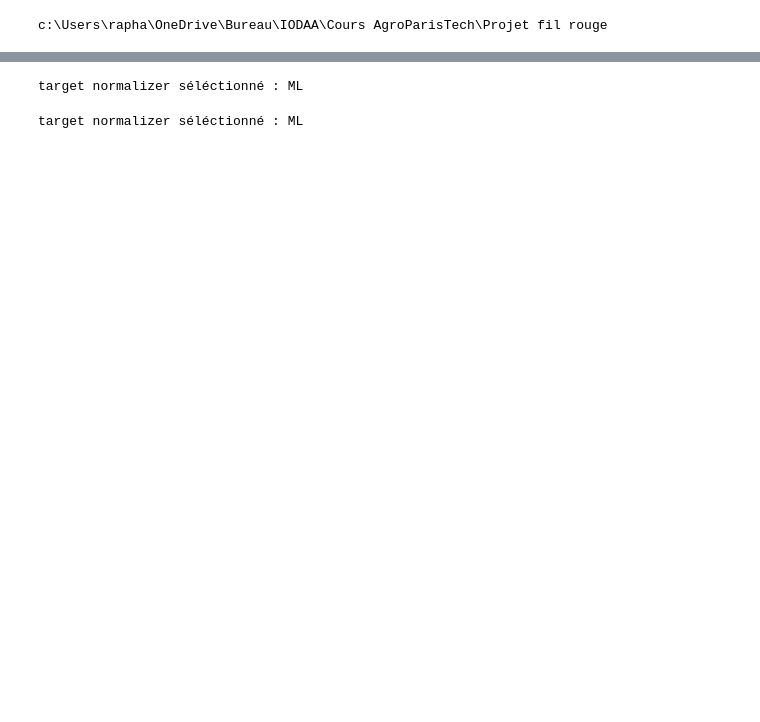
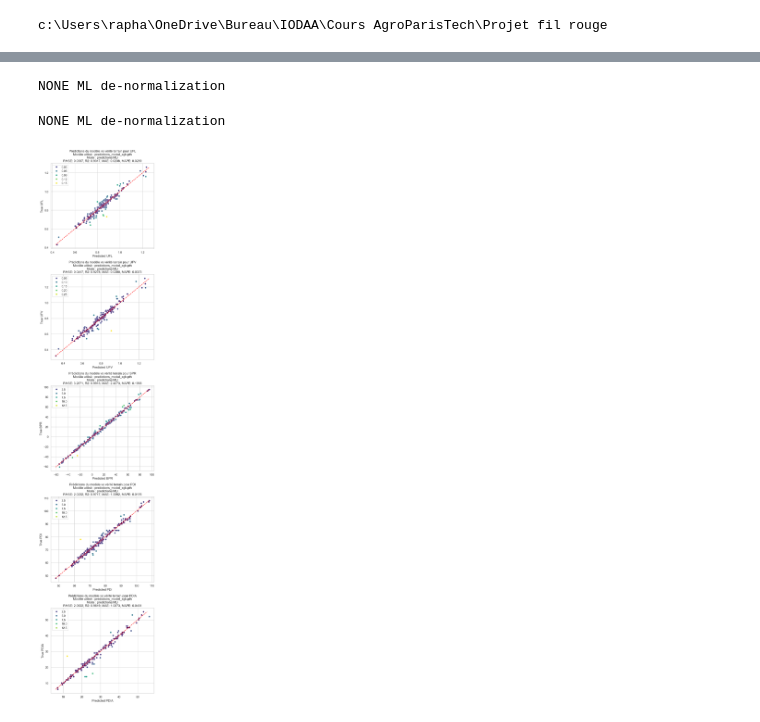
Before and after one commit to lauronta/projet_fil_rouge_afz, a Jupyter notebook: visu/PerfPlot.ipynb, the cells around one changed output, grey strips where cells are left out. Saved outputs shown, nothing was run; the diff lists cells and outputs as text; code cells hidden in the pictures; blank space fills up the shorter version.

```diff
--- a/visu/PerfPlot.ipynb
+++ b/visu/PerfPlot.ipynb
@@ -106,6 +105,7 @@ def plot_residuals(path="predictions/basic/", model="eval_fnv_with_BERT_FT_2_epo
 
     target_normalizer = normalizer_choice(model, inverse_normalization)
     if target_normalizer is not None:
+        print(target_normalizer.inverse_transform(predictions)[:20,:])
         predictions = target_normalizer.inverse_transform(predictions)
         y_true = target_normalizer.inverse_transform(y_true)
 
@@ -161,14 +161,16 @@ def plot_residuals(path="predictions/basic/", model="eval_fnv_with_BERT_FT_2_epo
 
             fig.show()
 
-plot_residuals(path="predictions/ML/", model="predictions_model_xgb_text_only.pth", matplotlib=False, Plotly=False, target_normalizer=True)
+plot_residuals(path="predictions/ML/", model="predictions_model_xgb.pth", matplotlib=False, Plotly=False, inverse_normalization=True)
 # %% [output]
-target normalizer séléctionné : ML
+NONE ML de-normalization
 # %%
 def show_predictions(path="predictions/basic/", model="eval_fnv_with_BERT_FT_2_epoch_5.pth", \
-    target_names=target_names, inverse_normalization=None, matplot=True, plotly = False, save=False, save_path="./model_test.pdf"):
+    target_names=target_names, inverse_normalization=True, matplot=True, plotly = False, save=False, save_path="./model_test.pdf"):
 
     y_true, predictions = load_results(path, model)
+
+    # print(type(y_true), type(predictions))
 
     if predictions is None or y_true is None:
         raise ValueError("Les arguments `predictions` et `true_targets` doivent être fournis.")
@@ -181,6 +183,7 @@ def show_predictions(path="predictions/basic/", model="eval_fnv_with_BERT_FT_2_e
         predictions = target_normalizer_funtion.inverse_transform(predictions)
         y_true = target_normalizer_funtion.inverse_transform(y_true)
 
+
     if matplot:
         fig, axes = plt.subplots(len(target_names), 1, figsize=(6.5, 6 * len(target_names)))
 
@@ -190,6 +193,9 @@ def show_predictions(path="predictions/basic/", model="eval_fnv_with_BERT_FT_2_e
         for i, target in enumerate(target_names):
             Y_HAT = predictions[:, i]
             Y_TRUE = y_true[:, i]
+
+            # print("HAT :", Y_HAT)
+            # print("YTRUE :", Y_TRUE)
 
             r2 = r2_score(Y_TRUE, Y_HAT)
             rmse = root_mean_squared_error(Y_TRUE, Y_HAT)
@@ -212,35 +218,36 @@ def show_predictions(path="predictions/basic/", model="eval_fnv_with_BERT_FT_2_e
         plt.tight_layout()
 
         if save:
             plt.savefig(save_path, format='pdf', bbox_inches='tight')
 
         plt.show()
 
     if plotly:
         for i, target in enumerate(target_names):
             Y_HAT = predictions[:, i]
             Y_TRUE = y_true[:, i]
 
             df_plot = pd.DataFrame({f'Predicted {target}': Y_HAT, f'True {target}': Y_TRUE})
             fig = px.scatter(df_plot, x=f'Predicted {target}', y=f'True {target}',
                              color=np.abs(Y_HAT - Y_TRUE),
                              title=f'Model Predictions vs Ground Truth for {target}',
                              color_continuous_scale='viridis',
                              labels={'color': f'Residuals for {target}'})
             fig.add_shape(type="line", x0=min(Y_TRUE), y0=min(Y_TRUE), x1=max(Y_TRUE), y1=max(Y_TRUE),
                           line=dict(color="red", width=2, dash="dash"))
 
             fig.update_layout(
             width=800,  # Largeur en pixels
             height=600  # Hauteur en pixels
             )
 
             fig.show()
 
 
-show_predictions(path="predictions/ML/", model="predictions_model_xgb_num_only.pth", matplot=False, plotly=False, inverse_normalization=True)
+show_predictions(path="predictions/ML/", model="predictions_model_xgb.pth", matplot=True, plotly=False, inverse_normalization=True)
 # %% [output]
-target normalizer séléctionné : ML
+NONE ML de-normalization
+[figure, added]
 # %%
 import os
 import torch
```
Also changed, not shown: parts of 3 cells of this notebook.
